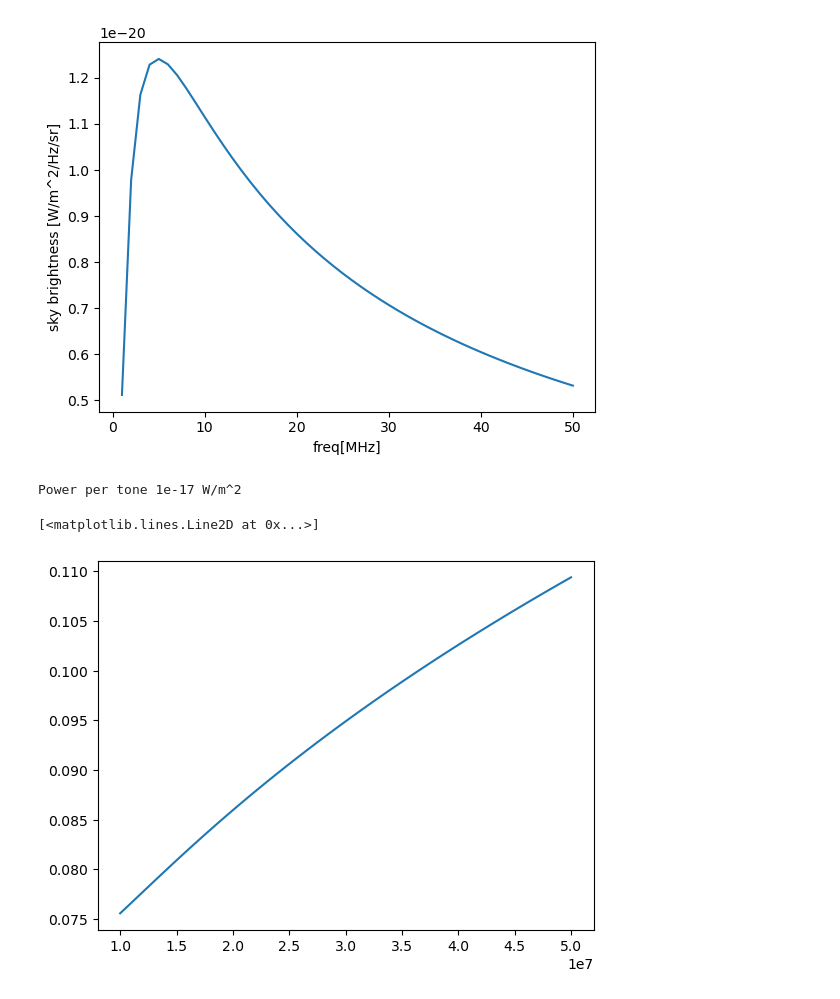
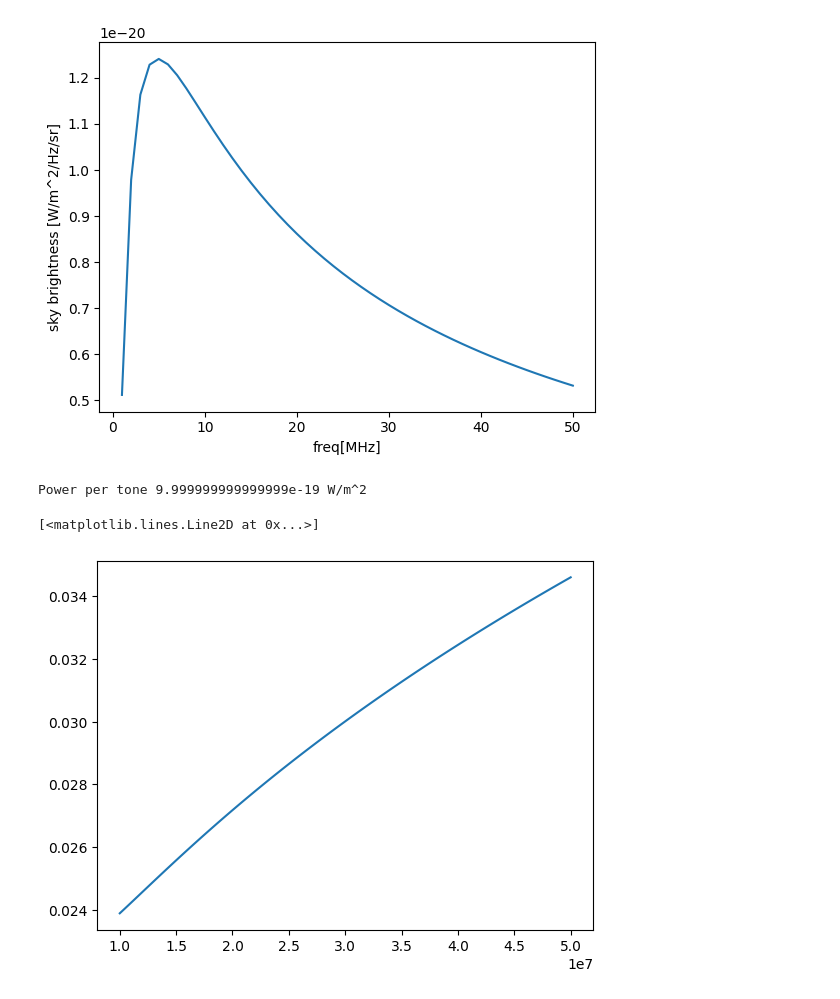
Before and after one commit to lusee-night/notebooks, a Jupyter notebook: calibrator/pfb_detect_ng.ipynb, the cells around one changed output. Drawn from its saved outputs; the diff is of its cells as text; code cells hidden in the pictures.

```diff
--- a/calibrator/pfb_detect_ng.ipynb
+++ b/calibrator/pfb_detect_ng.ipynb
@@ -42,32 +30,28 @@ Text(0, 0.5, 'sky brightness [W/m^2/Hz/sr]')
 [figure]
 # %%
 # define signal and sky signals
-req_level = 1e-22 * 100e3 ## Appendix A requirement W/m^2 /Hz * 100kHz
+req_level = 10e-24 * 100e3 ## Appendix A requirement W/m^2 /Hz * 100kHz
 
 print ("Power per tone",req_level,'W/m^2')
 
-# find signal
 def signal_rms(freq):
-    freq_MHz = freq/1e6 # scale to MHz
+    freq_MHz = freq/1e6
     sf = sky_fraction(freq_MHz)
-    return np.sqrt(req_level*sf) # signal
+    return np.sqrt(req_level*sf)
 
-# find noise
 def noise_rms(freq):
     freq_MHz = freq/1e6
     channel_width = 25e3 ## 25kHz primary channelization
     sf = sky_fraction(freq_MHz)
     sky_area = 2*np.pi
-    sky_signal =  lusee.MonoSkyModels.B_NB(freq_MHz)*sf*channel_width*sky_area # sky brightness scaled
-    return np.sqrt(sky_signal) # total sky brightness (ie noise)
+    sky_signal =  lusee.MonoSkyModels.B_NB(freq_MHz)*sf*channel_width*sky_area
+    return np.sqrt(sky_signal)
 
-
-# plot signal to noise
 freq=np.linspace(10e6,50e6,100)
 plt.plot(freq,signal_rms(freq)/noise_rms(freq))
 #plt.plot(freq,noise(freq))
 # %% [output]
-Power per tone 1e-17 W/m^2
+Power per tone 9.999999999999999e-19 W/m^2
 [<matplotlib.lines.Line2D at 0x...>]
-[figure, old version]
+[figure, new version]
 # %%
```
Also changed, not shown: parts of 11 cells of this notebook, 1 other file.
